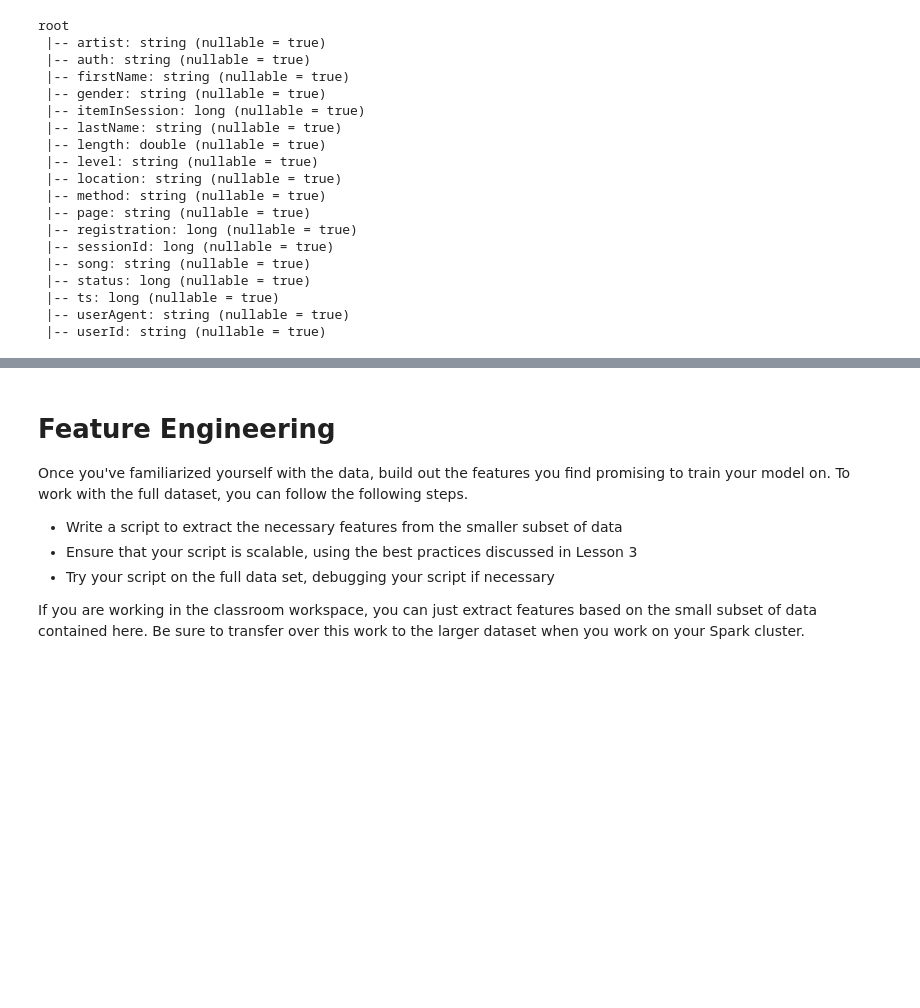
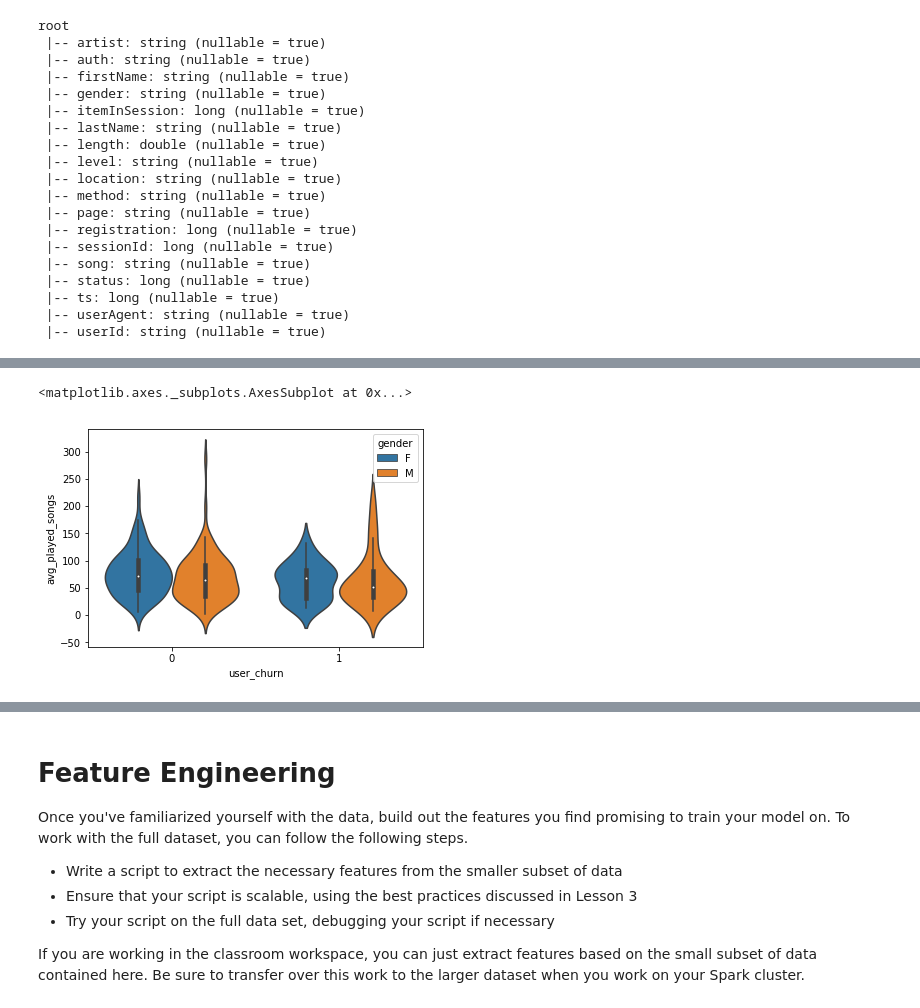
Before and after one commit to andypwyu/churn_prediction_for_Sparkify, a Jupyter notebook: Sparkify.ipynb, the cells around one changed output, grey strips where cells are left out. Cells and saved outputs as stored; diff of their text form; code cells hidden in the pictures; blank space fills up the shorter version.

```diff
--- a/Sparkify.ipynb
+++ b/Sparkify.ipynb
@@ -53,0 +151,9 @@ Once you've defined churn, perform some exploratory data analysis to observe the
+# %%
+total_songs_df = df.where('page == "NextSong"').groupby(['user_churn', 'userId', 'sessionId', 'gender']).count()\
+    .groupby(['user_churn', 'userId', 'gender']).agg({'count': 'avg'})\
+    .withColumnRenamed('avg(count)', 'avg_played_songs').toPandas()
+
+sns.violinplot('user_churn', y = 'avg_played_songs', hue = 'gender', data = total_songs_df)
+# %% [output]
+<matplotlib.axes._subplots.AxesSubplot at 0x...>
+[figure, added]
```
Also changed, not shown: parts of 47 cells of this notebook.
